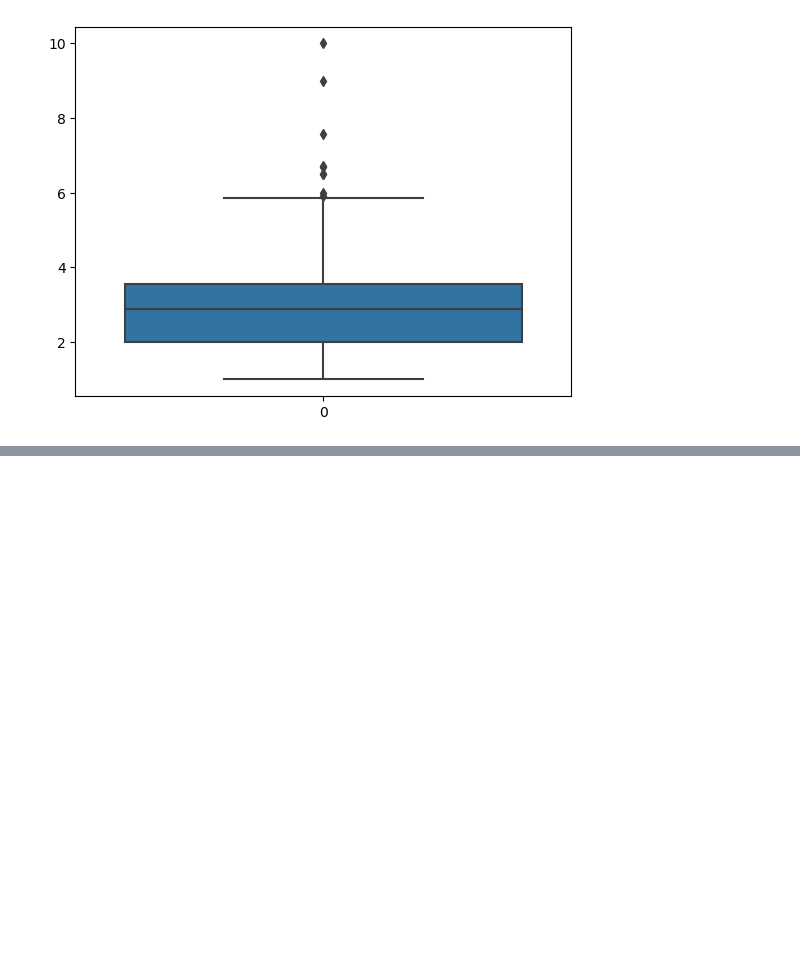
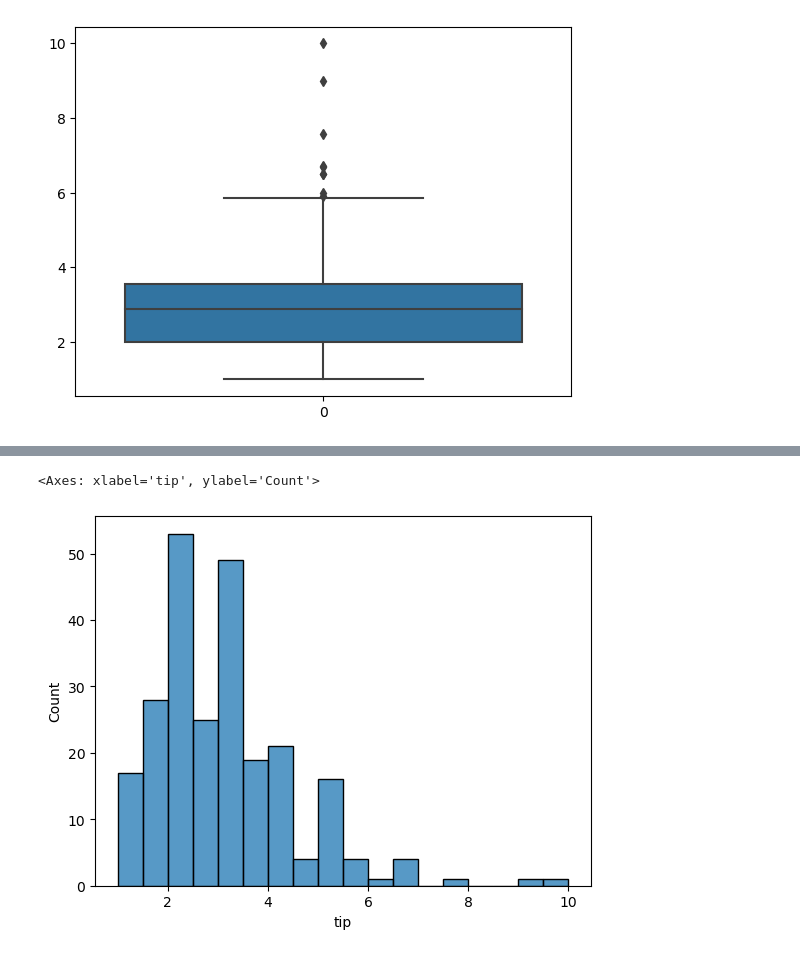
Before and after one commit to AbdulazizMaxmarayimov/homeworks-all, a Jupyter notebook: day1.ipynb, the cells around one changed output, grey strips where cells are left out. Drawn from its saved outputs; the diff is of its cells as text; code cells hidden in the pictures; blank space fills up the shorter version.

```diff
--- a/day1.ipynb
+++ b/day1.ipynb
@@ -34,0 +45,5 @@ sns.boxplot(tips['tip'])
+# %%
+sns.histplot(tips['tip'])
+# %% [output]
+<Axes: xlabel='tip', ylabel='Count'>
+[figure, added]
```
Also changed, not shown: parts of 2 cells of this notebook, 1 other file.
